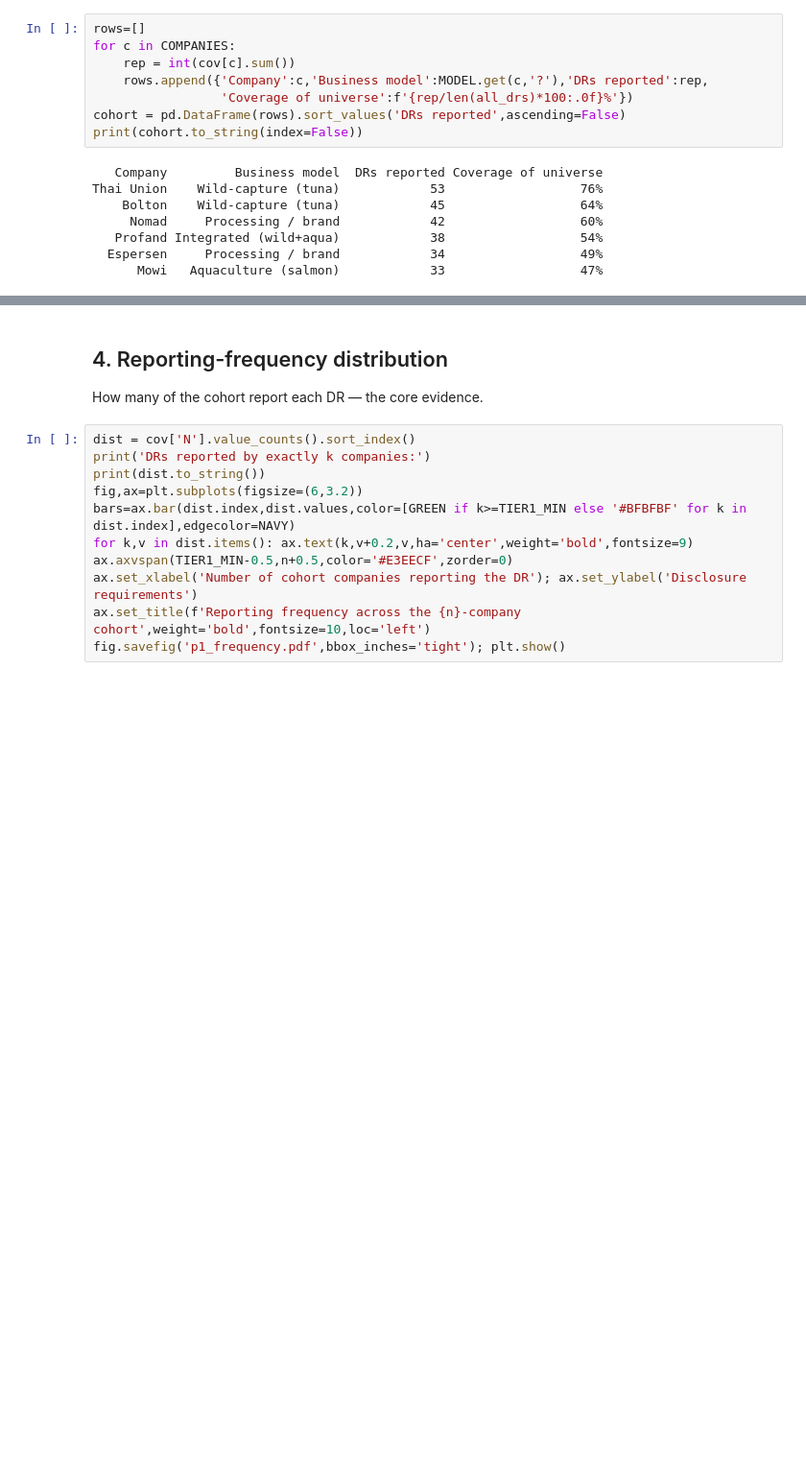
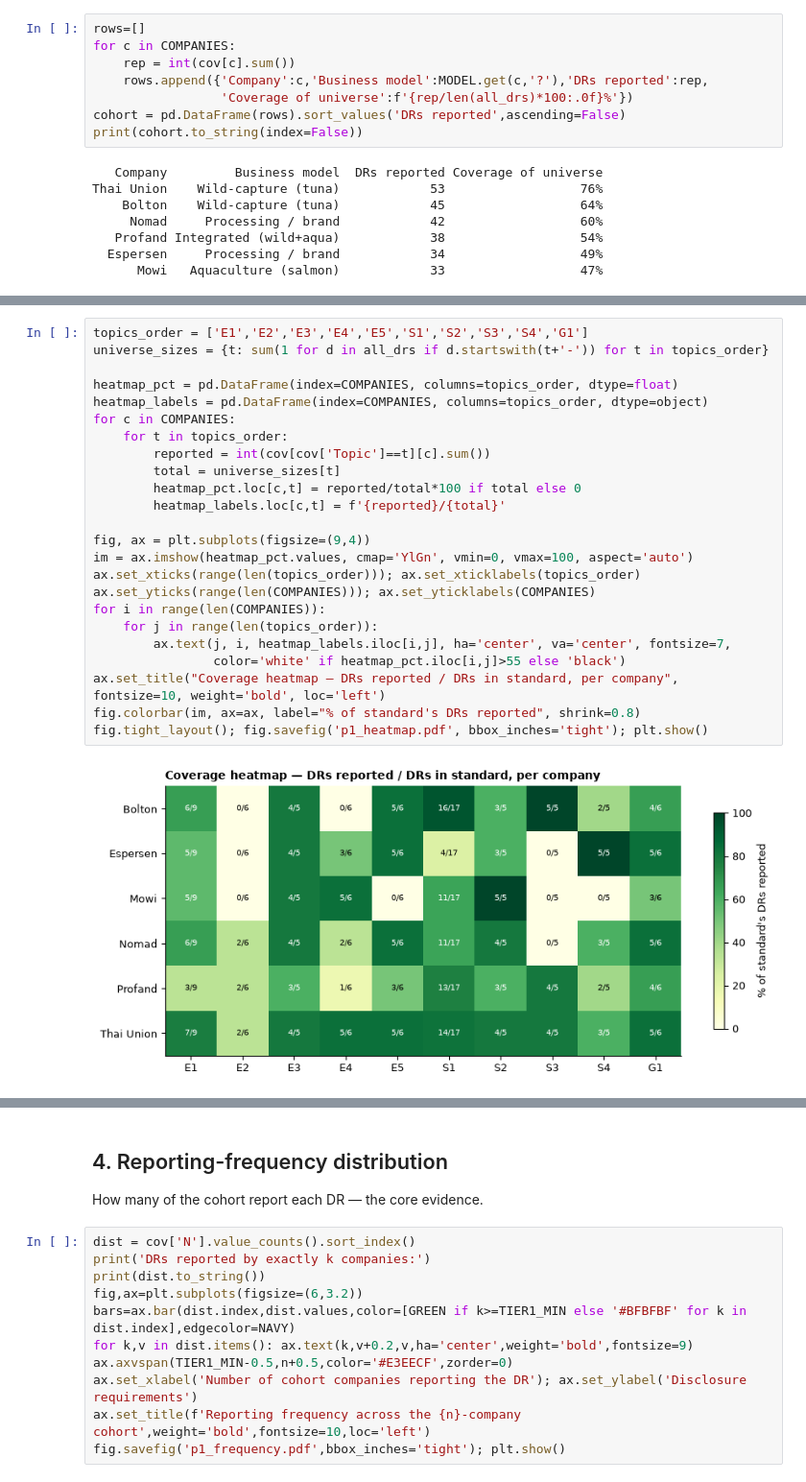
Before and after one commit to linneverh/Thesis, a Jupyter notebook: phase1/Phase1_cohort_analysis.ipynb, the cells around one changed output, grey strips where cells are left out. Shown at 96% size. Saved outputs shown, nothing was run; the diff lists cells and outputs as text; blank space fills up the shorter version.

Commit message:
Port heatmap, ESG split, and depth-per-standard charts from v7 into canonical Phase 1 notebook

```diff
--- a/phase1/Phase1_cohort_analysis.ipynb
+++ b/phase1/Phase1_cohort_analysis.ipynb
@@ -79,0 +83,26 @@ Thai Union    Wild-capture (tuna)            53                  76%
+# %%
+topics_order = ['E1','E2','E3','E4','E5','S1','S2','S3','S4','G1']
+universe_sizes = {t: sum(1 for d in all_drs if d.startswith(t+'-')) for t in topics_order}
+
+heatmap_pct = pd.DataFrame(index=COMPANIES, columns=topics_order, dtype=float)
+heatmap_labels = pd.DataFrame(index=COMPANIES, columns=topics_order, dtype=object)
+for c in COMPANIES:
+    for t in topics_order:
+        reported = int(cov[cov['Topic']==t][c].sum())
+        total = universe_sizes[t]
+        heatmap_pct.loc[c,t] = reported/total*100 if total else 0
+        heatmap_labels.loc[c,t] = f'{reported}/{total}'
+
+fig, ax = plt.subplots(figsize=(9,4))
+im = ax.imshow(heatmap_pct.values, cmap='YlGn', vmin=0, vmax=100, aspect='auto')
+ax.set_xticks(range(len(topics_order))); ax.set_xticklabels(topics_order)
+ax.set_yticks(range(len(COMPANIES))); ax.set_yticklabels(COMPANIES)
+for i in range(len(COMPANIES)):
+    for j in range(len(topics_order)):
+        ax.text(j, i, heatmap_labels.iloc[i,j], ha='center', va='center', fontsize=7,
+                color='white' if heatmap_pct.iloc[i,j]>55 else 'black')
+ax.set_title("Coverage heatmap — DRs reported / DRs in standard, per company", fontsize=10, weight='bold', loc='left')
+fig.colorbar(im, ax=ax, label="% of standard's DRs reported", shrink=0.8)
+fig.tight_layout(); fig.savefig('p1_heatmap.pdf', bbox_inches='tight'); plt.show()
+# %% [output]
+[figure, added]
```
Also changed, not shown: parts of 3 cells of this notebook.
